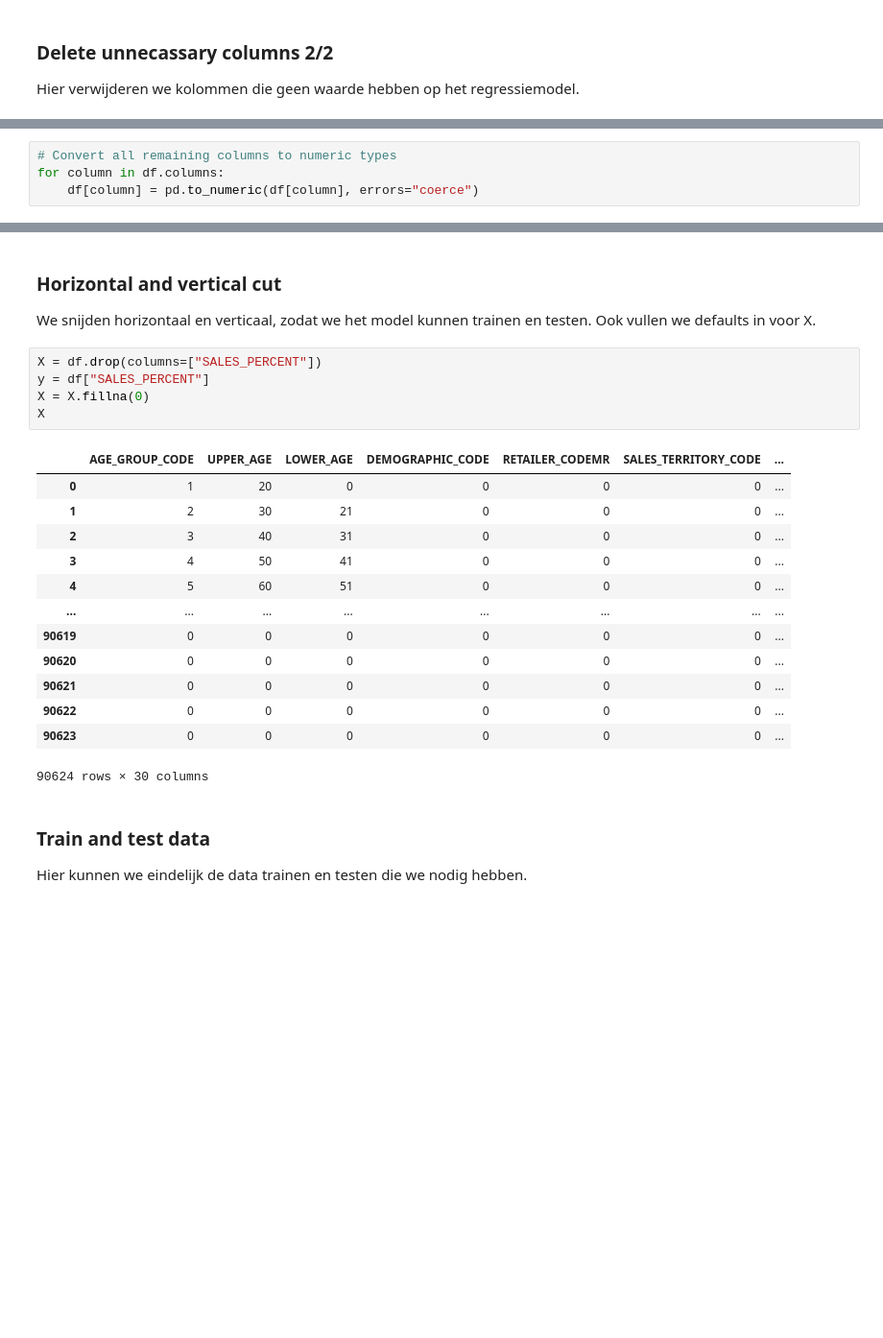
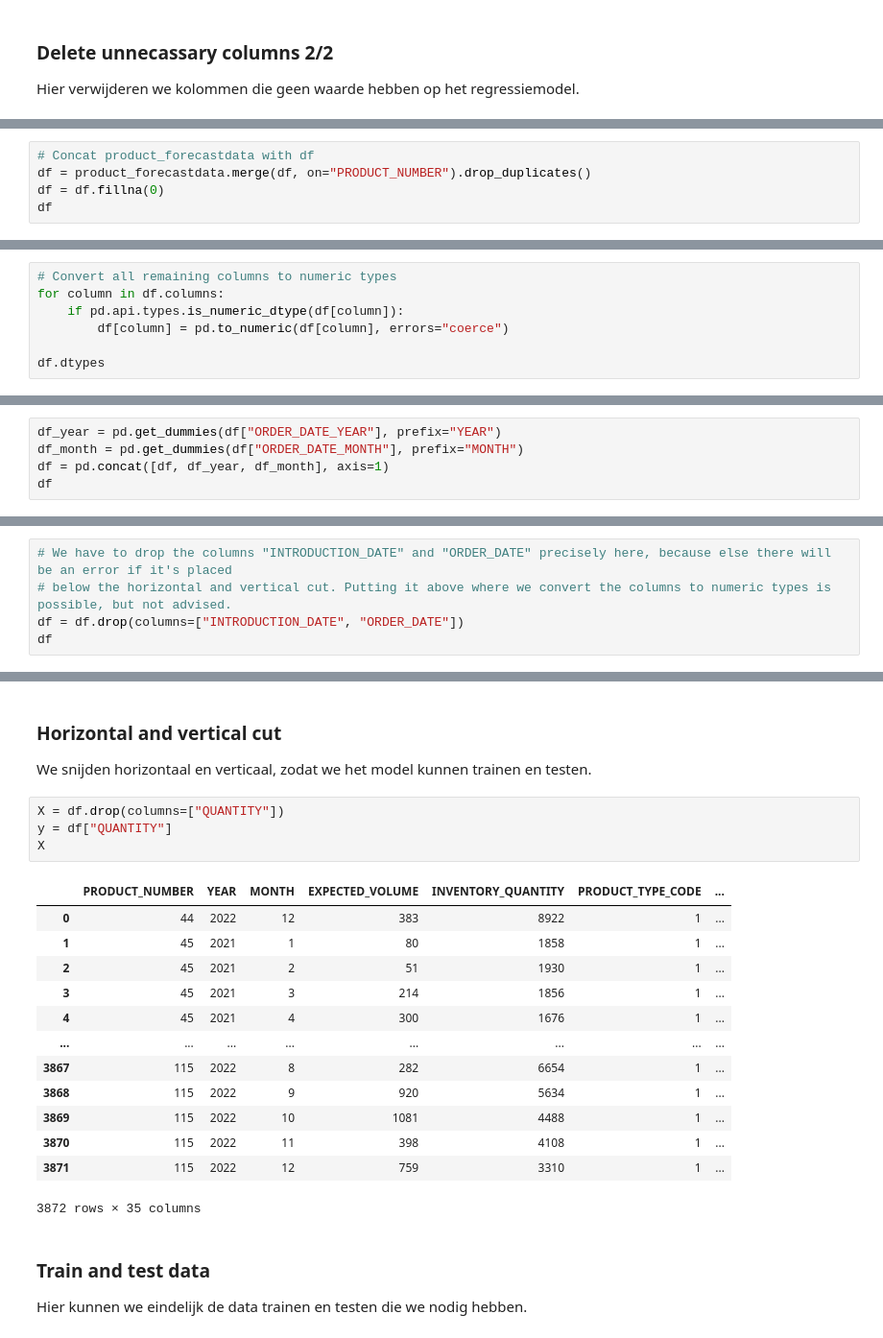
Before and after one commit to RedIsGaming/deds_ml, a Jupyter notebook: src/regressionmodel.ipynb, the cells around one changed output, grey strips where cells are left out. Shown: that part at 96% size. Drawn from its saved outputs; the diff is of its cells as text; blank space fills up the shorter version.

Commit message:
feat: regressionmodel now listens to me and new inventory dataset

```diff
--- a/src/regressionmodel.ipynb
+++ b/src/regressionmodel.ipynb
@@ -211,0 +237,5 @@ df
+# %%
+# Concat product_forecastdata with df
+df = product_forecastdata.merge(df, on="PRODUCT_NUMBER").drop_duplicates()
+df = df.fillna(0)
+df
@@ -216,4 +260,7 @@ Alle kolommen worden naar numerieke waardes omgezet, zodat ze bruikbaar zijn voo
 # %%
 # Convert all remaining columns to numeric types
 for column in df.columns:
-    df[column] = pd.to_numeric(df[column], errors="coerce")
+    if pd.api.types.is_numeric_dtype(df[column]):
+        df[column] = pd.to_numeric(df[column], errors="coerce")
+
+df.dtypes
@@ -219,0 +289,5 @@ for column in df.columns:
+# %%
+df_year = pd.get_dummies(df["ORDER_DATE_YEAR"], prefix="YEAR")
+df_month = pd.get_dummies(df["ORDER_DATE_MONTH"], prefix="MONTH")
+df = pd.concat([df, df_year, df_month], axis=1)
+df
@@ -219,0 +312,5 @@ for column in df.columns:
+# %%
+# We have to drop the columns "INTRODUCTION_DATE" and "ORDER_DATE" precisely here, because else there will be an error if it's placed
+# below the horizontal and vertical cut. Putting it above where we convert the columns to numeric types is possible, but not advised.
+df = df.drop(columns=["INTRODUCTION_DATE", "ORDER_DATE"])
+df
@@ -220,26 +331,25 @@ for column in df.columns:
 # %% [markdown]
 ### Horizontal and vertical cut
 
-We snijden horizontaal en verticaal, zodat we het model kunnen trainen en testen. Ook vullen we defaults in voor X.
+We snijden horizontaal en verticaal, zodat we het model kunnen trainen en testen.
 # %%
-X = df.drop(columns=["SALES_PERCENT"])
-y = df["SALES_PERCENT"]
-X = X.fillna(0)
+X = df.drop(columns=["QUANTITY"])
+y = df["QUANTITY"]
 X
 # %% [output]
-|  | AGE_GROUP_CODE | UPPER_AGE | LOWER_AGE | DEMOGRAPHIC_CODE | RETAILER_CODEMR | SALES_TERRITORY_CODE | ... |
-| 0 | 1 | 20 | 0 | 0 | 0 | 0 | ... |
-| 1 | 2 | 30 | 21 | 0 | 0 | 0 | ... |
-| 2 | 3 | 40 | 31 | 0 | 0 | 0 | ... |
-| 3 | 4 | 50 | 41 | 0 | 0 | 0 | ... |
-| 4 | 5 | 60 | 51 | 0 | 0 | 0 | ... |
+|  | PRODUCT_NUMBER | YEAR | MONTH | EXPECTED_VOLUME | INVENTORY_QUANTITY | PRODUCT_TYPE_CODE | ... |
+| 0 | 44 | 2022 | 12 | 383 | 8922 | 1 | ... |
+| 1 | 45 | 2021 | 1 | 80 | 1858 | 1 | ... |
+| 2 | 45 | 2021 | 2 | 51 | 1930 | 1 | ... |
+| 3 | 45 | 2021 | 3 | 214 | 1856 | 1 | ... |
+| 4 | 45 | 2021 | 4 | 300 | 1676 | 1 | ... |
 | ... | ... | ... | ... | ... | ... | ... | ... |
-| 90619 | 0 | 0 | 0 | 0 | 0 | 0 | ... |
-| 90620 | 0 | 0 | 0 | 0 | 0 | 0 | ... |
-| 90621 | 0 | 0 | 0 | 0 | 0 | 0 | ... |
-| 90622 | 0 | 0 | 0 | 0 | 0 | 0 | ... |
-| 90623 | 0 | 0 | 0 | 0 | 0 | 0 | ... |
+| 3867 | 115 | 2022 | 8 | 282 | 6654 | 1 | ... |
+| 3868 | 115 | 2022 | 9 | 920 | 5634 | 1 | ... |
+| 3869 | 115 | 2022 | 10 | 1081 | 4488 | 1 | ... |
+| 3870 | 115 | 2022 | 11 | 398 | 4108 | 1 | ... |
+| 3871 | 115 | 2022 | 12 | 759 | 3310 | 1 | ... |
-90624 rows × 30 columns
+3872 rows × 35 columns
 # %% [markdown]
 ### Train and test data
 
```
Also changed, not shown: parts of 43 cells of this notebook, 3 other files.
